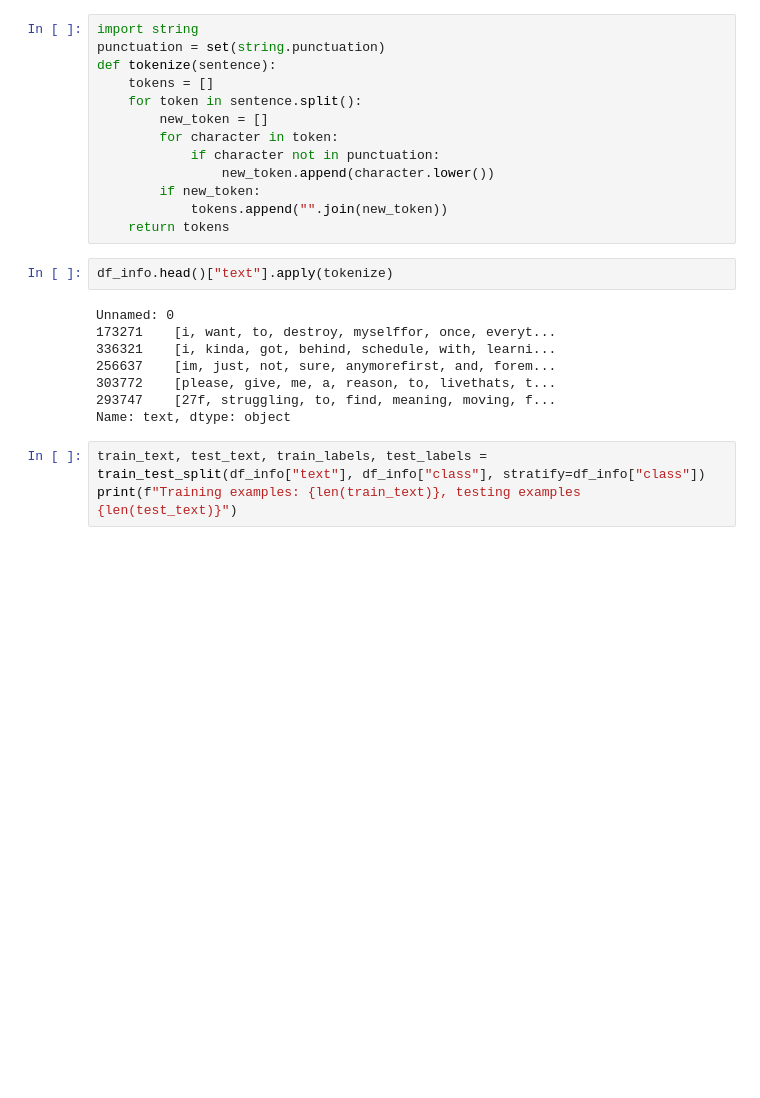
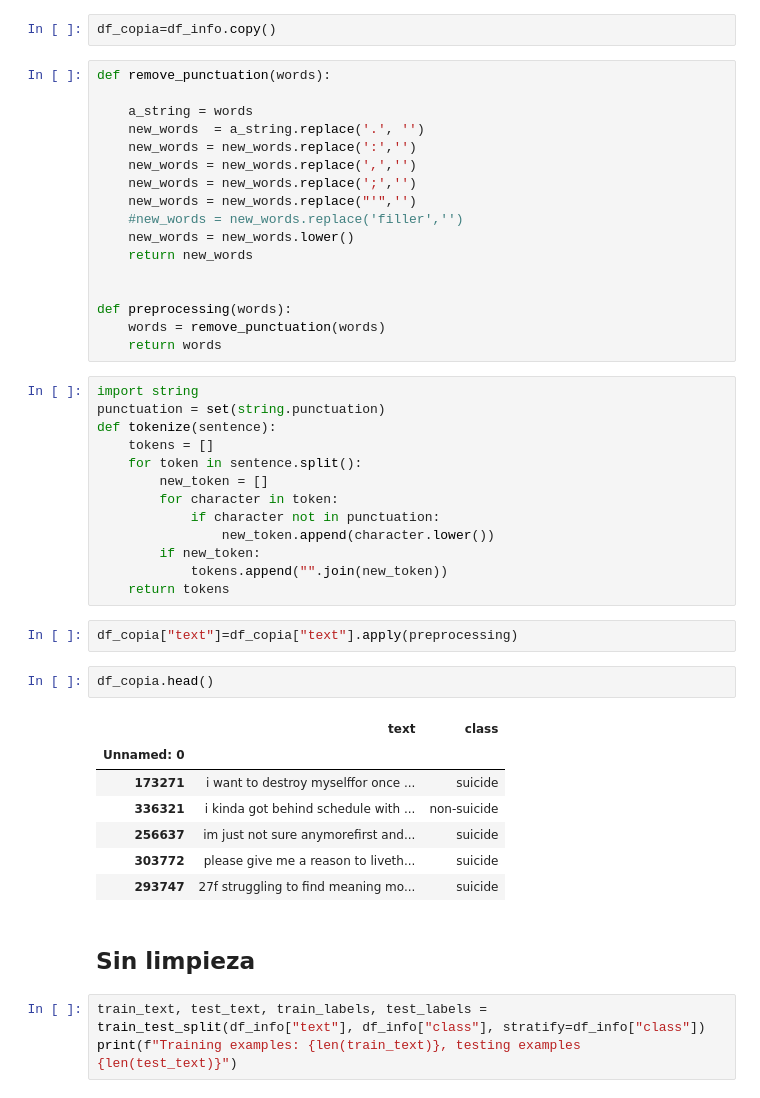
Before and after one commit to BI-G15/Proyecto1-2, a Jupyter notebook: Proyecto.ipynb, the cells around one changed output. Drawn from its saved outputs; the diff is of its cells as text; blank space fills up the shorter version.

```diff
--- a/Proyecto.ipynb
+++ b/Proyecto.ipynb
@@ -80,6 +80,25 @@ suicide         85535
 Name: class, dtype: int64
 # %% [markdown]
 ## Limpieza de datos
+# %%
+df_copia=df_info.copy()
+# %%
+def remove_punctuation(words):
+
+    a_string = words
+    new_words  = a_string.replace('.', '')
+    new_words = new_words.replace(':','')
+    new_words = new_words.replace(',','')
+    new_words = new_words.replace(';','')
+    new_words = new_words.replace("'",'')
+    #new_words = new_words.replace('filler','')
+    new_words = new_words.lower()
+    return new_words
+
+
+def preprocessing(words):
+    words = remove_punctuation(words)
+    return words
 # %%
 import string
 punctuation = set(string.punctuation)
@@ -93,16 +112,20 @@ def tokenize(sentence):
         if new_token:
             tokens.append("".join(new_token))
     return tokens
-# %%
-df_info.head()["text"].apply(tokenize)
-# %% [output]
-Unnamed: 0
-173271    [i, want, to, destroy, myselffor, once, everyt...
-336321    [i, kinda, got, behind, schedule, with, learni...
-256637    [im, just, not, sure, anymorefirst, and, forem...
-303772    [please, give, me, a, reason, to, livethats, t...
-293747    [27f, struggling, to, find, meaning, moving, f...
-Name: text, dtype: object
+# %%
+df_copia["text"]=df_copia["text"].apply(preprocessing)
+# %%
+df_copia.head()
+# %% [output]
+|  | text | class |
+| Unnamed: 0 |  |  |
+| 173271 | i want to destroy myselffor once ... | suicide |
+| 336321 | i kinda got behind schedule with ... | non-suicide |
+| 256637 | im just not sure anymorefirst and... | suicide |
+| 303772 | please give me a reason to liveth... | suicide |
+| 293747 | 27f struggling to find meaning mo... | suicide |
+# %% [markdown]
+## Sin limpieza
 # %%
 train_text, test_text, train_labels, test_labels = train_test_split(df_info["text"], df_info["class"], stratify=df_info["class"])
 print(f"Training examples: {len(train_text)}, testing examples {len(test_text)}")
```
Also changed, not shown: parts of 44 cells of this notebook.
